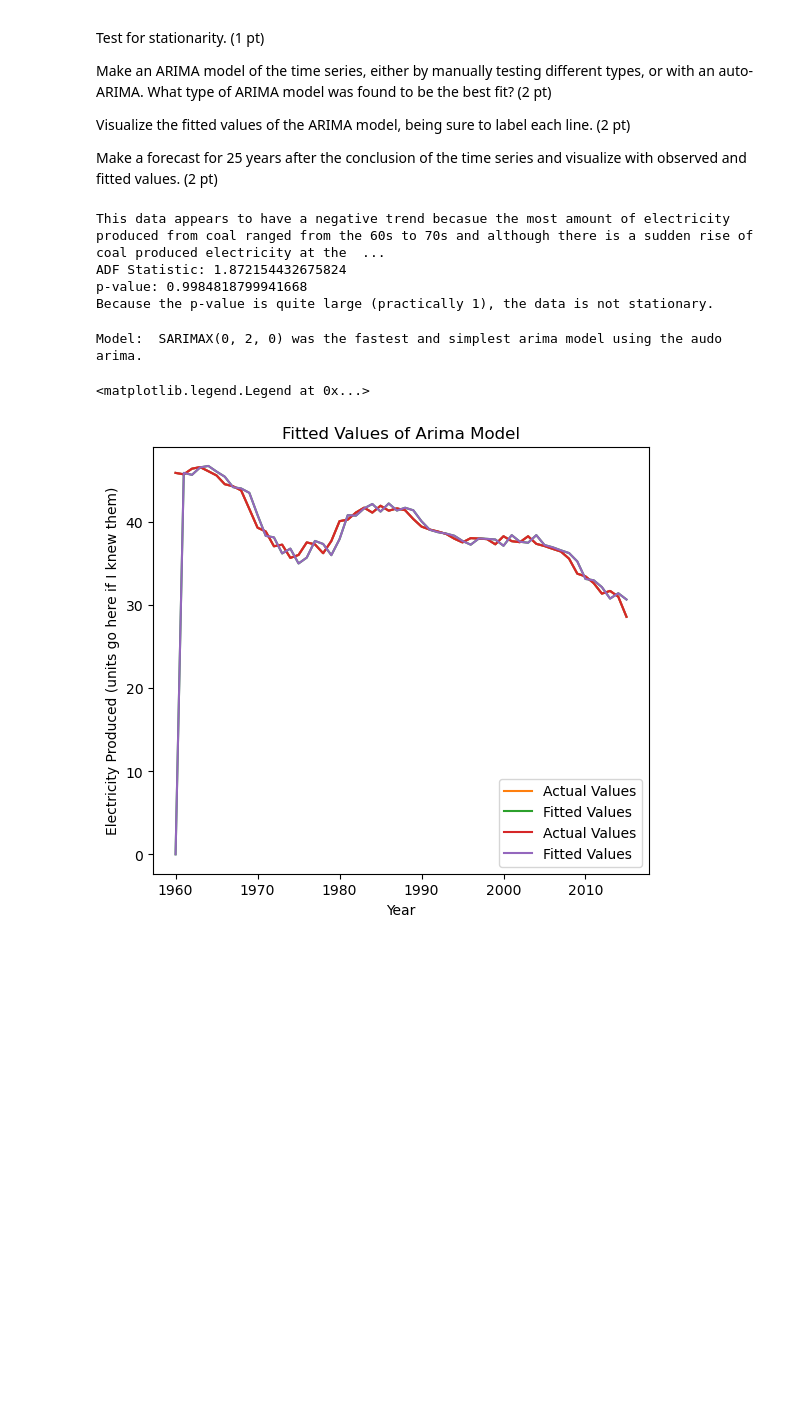
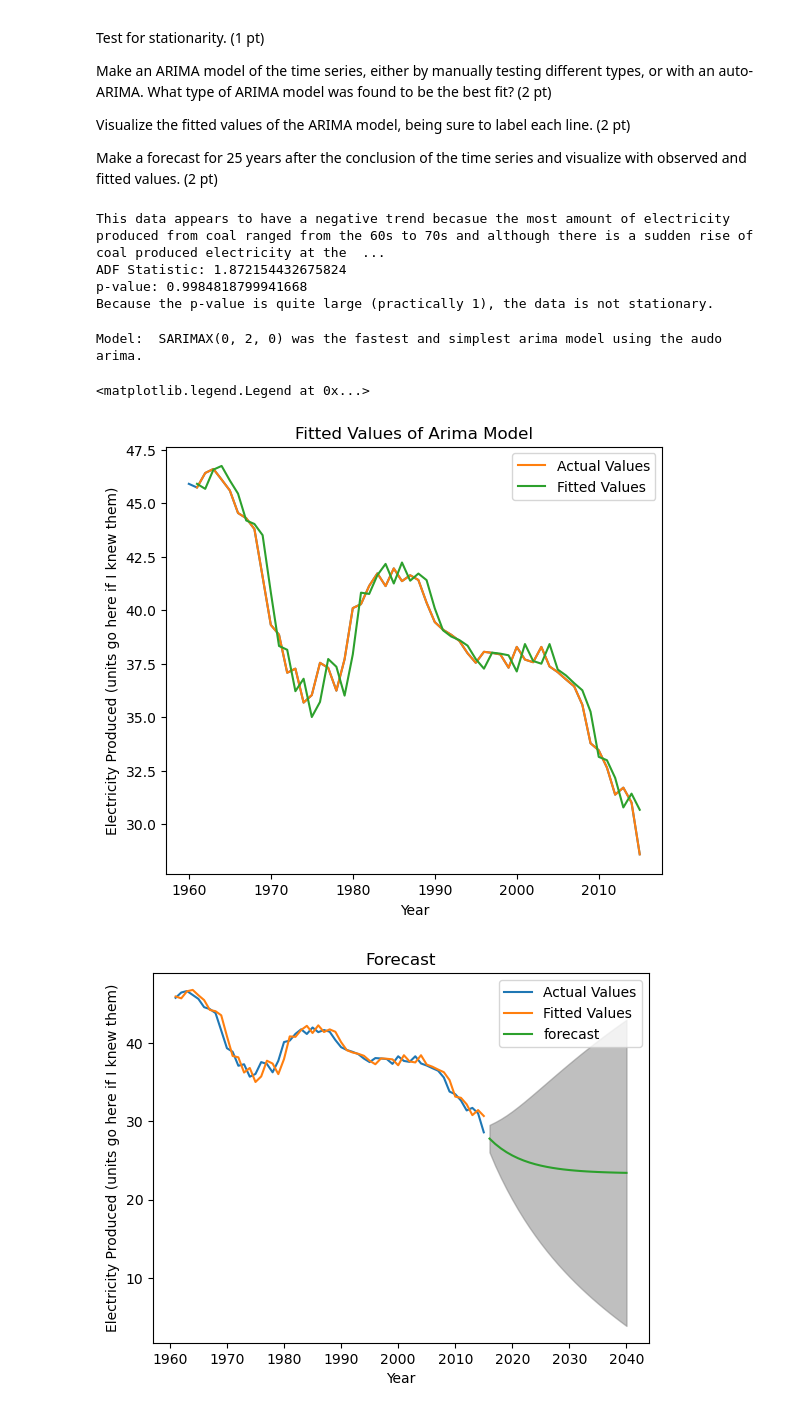
Before and after one commit to dzarur/assignment-5, a Jupyter notebook: answers.ipynb, the cells around one changed output. Cells and saved outputs as stored; diff of their text form; code cells hidden in the pictures; blank space fills up the shorter version.

```diff
--- a/answers.ipynb
+++ b/answers.ipynb
@@ -106,41 +119,64 @@ print("This data appears to have a negative trend becasue the most amount of ele
 coalVals = coal["electricity_prod"]
 def adf_print(time_series):
     adf_output = adfuller(time_series)
     stat = adf_output[0]
     pval = adf_output[1]
     print('ADF Statistic:', stat)
     print('p-value:', pval)
     return None
 adf_print(coalVals)
 print("Because the p-value is quite large (practically 1), the data is not stationary.")
 
 coalProd = coal["electricity_prod"]
 autoModel = pm.auto_arima(coalProd)
 autoModel.summary()
 print("Model:	SARIMAX(0, 2, 0) was the fastest and simplest arima model using the audo arima.")
 
 fittedCoal = pd.Series(autoModel.predict_in_sample())
-plt.plot(coal.index, coal['electricity_prod'], label='Actual Values')
-plt.plot(fittedCoal.index, fittedCoal, label='Fitted Values')
+# plt.plot(coal.index, coal['electricity_prod'], label='Actual Values')
+# plt.plot(fittedCoal.index, fittedCoal, label='Fitted Values')
+# plt.xlabel('Year')
+# plt.ylabel('Electricity Produced (units go here if I knew them)')
+# plt.title("Fitted Values of Arima Model")
+# plt.subplots_adjust(top=1)
+# plt.legend()
+
+# fittedCoal = pd.Series(fittedCoal, index=coal.index)
+plt.plot(coalProd[1:], label='Actual Values')
+plt.plot(fittedCoal[1:], label='Fitted Values')
 plt.xlabel('Year')
 plt.ylabel('Electricity Produced (units go here if I knew them)')
 plt.title("Fitted Values of Arima Model")
 plt.subplots_adjust(top=1)
 plt.legend()
 
-fittedCoal = pd.Series(fittedCoal, index=coal.index)
-plt.plot(coalProd, label='Actual Values')
-plt.plot(fittedCoal, label='Fitted Values')
-plt.xlabel('Year')
-plt.ylabel('Electricity Produced (units go here if I knew them)')
-plt.title("Fitted Values of Arima Model")
-plt.subplots_adjust(top=1)
-plt.legend()
+# fig, ax = plt.subplots()
+# forecast, ci = autoModel.predict(25, return_conf_int=True)
+# future_dates = pd.date_range(coal['electricity_prod'].index[-1], periods=26, freq='AS-JAN',inclusive='neither')
+# plt.plot(coalProd, label='Actual Values')
+# plt.plot(fittedCoal, label='Fitted Values')
+# plt.plot(future_dates,forecast, label='forecast')
+# # ax.fill_between(future_dates, ci[:,0], ci[:,1], color = 'gray', alpha=0.5)
+# ax.set_xlabel('Year')
+# ax.set_ylabel('Electricity Produced (units go here if I knew them)')
+# ax.legend();
+forecast, ci = autoModel.predict(25, return_conf_int=True)
+
+fig, ax = plt.subplots()
+plt.plot(coalProd[1:], label='Actual Values')
+plt.plot(fittedCoal[1:], label='Fitted Values')
+ax.plot(forecast, label='forecast')
+ax.fill_between(forecast.index, ci[:,0], ci[:,1], color = 'gray', alpha=0.5)
+ax.set_xlabel('Year')
+ax.set_ylabel('Electricity Produced (units go here if I knew them)')
+ax.set_title('Forecast')
+ax.legend()
 # %% [output]
 This data appears to have a negative trend becasue the most amount of electricity produced from coal ranged from the 60s to 70s and although there is a sudden rise of coal produced electricity at the  ...
 ADF Statistic: 1.872154432675824
 p-value: 0.9984818799941668
 Because the p-value is quite large (practically 1), the data is not stationary.
 Model:  SARIMAX(0, 2, 0) was the fastest and simplest arima model using the audo arima.
 <matplotlib.legend.Legend at 0x...>
-[figure, old version]
+[figure, new version]
+[figure, added]
```
Also changed, not shown: parts of 2 cells of this notebook.
